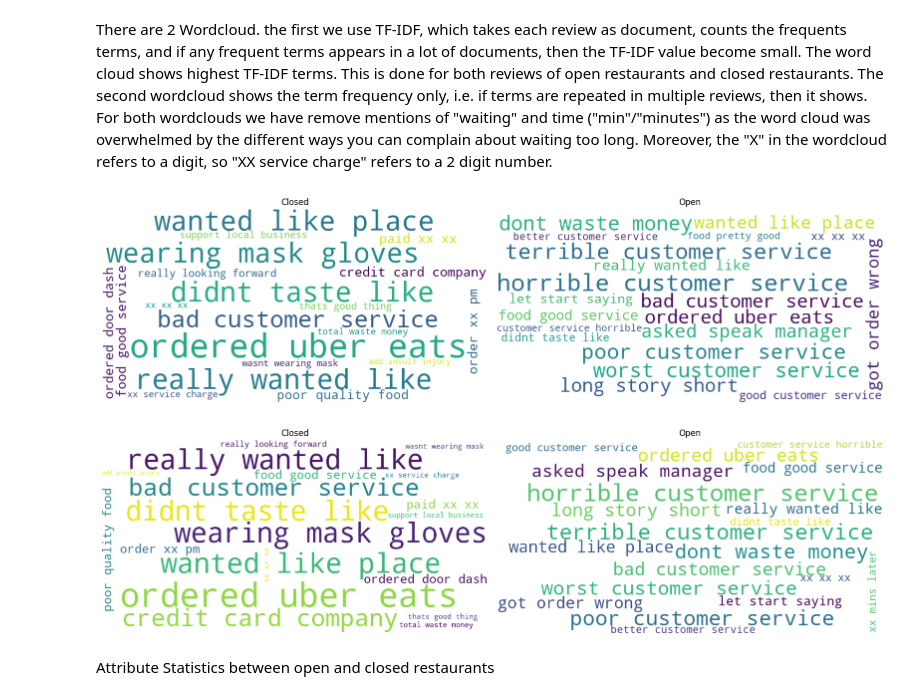
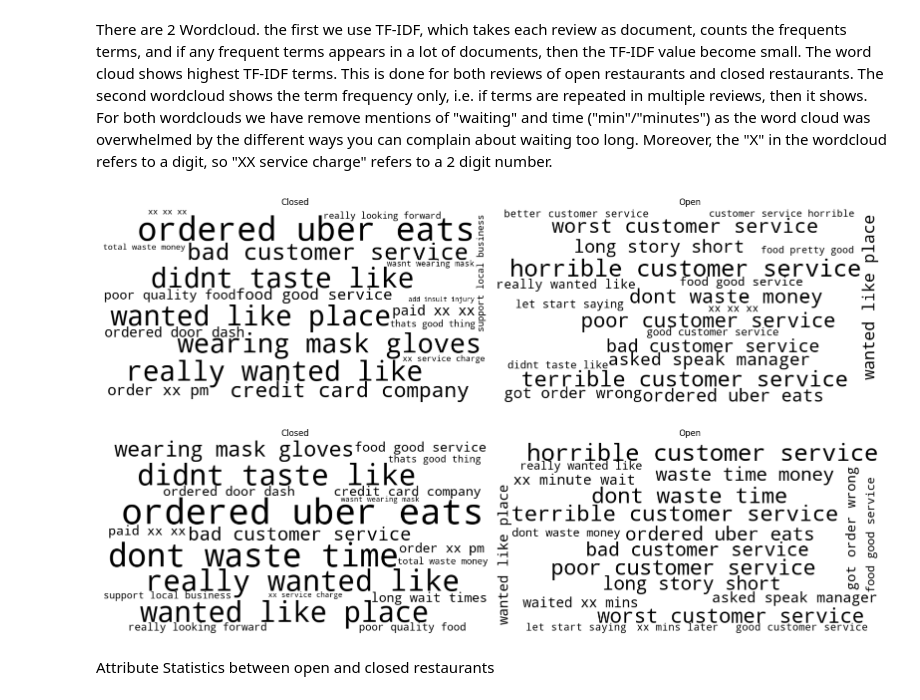
Before and after one commit to ZeeshawnH/ZeeshawnH.github.io, a Jupyter notebook: code/Explainer.ipynb, the cells around one changed output. Drawn from its saved outputs; the diff is of its cells as text; code cells hidden in the pictures.

Commit message:
Added images

```diff
--- a/code/Explainer.ipynb
+++ b/code/Explainer.ipynb
@@ -45,7 +45,7 @@ The second block shows, how we filter the data through out the analysis.
 - Create two dataframes for attributes of open and closed restaurants
 # %%
 # Load ALL businesses
-BUSINESSES = pd.read_json("data/yelp_academic_dataset_business.json", lines=True, engine="pyarrow")
+BUSINESSES = pd.read_json("../data/yelp_academic_dataset_business.json", lines=True, engine="pyarrow")
 # Dealing with Category
 cat_freq =dict()
 def get_categories(categories):
@@ -89,9 +89,9 @@ for _, row in tqdm.tqdm(BUSINESSES.iterrows(), total=BUSINESSES.shape[0]):
 attribute_df = pd.DataFrame(rows, columns=["business_id"] + attribute_ls)
 
 # Loading All reviews
-reviews = pd.read_json("data/yelp_academic_dataset_review.json", lines=True,engine = "pyarrow")
+reviews = pd.read_json("../data/yelp_academic_dataset_review.json", lines=True,engine = "pyarrow")
 reviews['date'] = pd.to_datetime(reviews['date'])
-checkins = pd.read_json("data/yelp_academic_dataset_checkin.json", lines=True, engine="pyarrow")
+checkins = pd.read_json("../data/yelp_academic_dataset_checkin.json", lines=True, engine="pyarrow")
 # %%
 # FILTERING STUFF
 # Filter out businesses not in tampa and philadelphia
@@ -419,9 +417,9 @@ def create_wordcloud(opendf, closeddf, engram, ratings, words=20):
     tfidf_closed = vectorizer_closed.fit_transform(closed_text)
     tfidf_closed_mean = pd.DataFrame(tfidf_closed.toarray(), columns=vectorizer_closed.get_feature_names_out()).astype(bool).sum()
 
-    wordcloud_open = WordCloud(width=800, height=400, max_words=words, background_color='white')\
+    wordcloud_open = WordCloud(width=800, height=400, max_words=words, background_color='white',color_func=lambda *args, **kwargs: "black")\
                      .generate_from_frequencies(tfidf_open_mean)
-    wordcloud_closed = WordCloud(width=800, height=400, max_words=words, background_color='white')\
+    wordcloud_closed = WordCloud(width=800, height=400, max_words=words, background_color='white',color_func=lambda *args, **kwargs: "black")\
                        .generate_from_frequencies(tfidf_closed_mean)
 
     fig, ax = plt.subplots(1, 2, figsize=(16, 8))
@@ -429,53 +427,57 @@ def create_wordcloud(opendf, closeddf, engram, ratings, words=20):
     ax[0].set_title("Closed")
     ax[0].axis("off")
 
+
     ax[1].imshow(wordcloud_open, interpolation='bilinear')
     ax[1].set_title("Open")
     ax[1].axis("off")
 
     plt.tight_layout()
 create_wordcloud(open_reviews, closed_reviews, engram=(3,3), ratings=2, words=20)
+plt.savefig("../assets/wordcloudtfidf.png")
 # %% [output]
-[figure, old version]
+[figure, new version]
 # %%
 def create_wordcloud_count(opendf, closeddf, engram, ratings, words=20):
     def preprocess(df):
         texts = df[(df['text'].notna()) & (df["stars"] <= ratings)]['text'].tolist()
         texts = [re.sub(r'\d', 'x', t.replace("'", '').replace("-", '')) for t in texts]
-        texts = [re.sub(r'\b(?:time|wait|waited|waiting|waits|min|minutes|chicken)\b', '', text, flags=re.IGNORECASE) for text in texts]
+        texts = [re.sub(r'\b(?:min|minutes)\b', '', text, flags=re.IGNORECASE) for text in texts]
         return texts
 
     open_text = preprocess(opendf)
     closed_text = preprocess(closeddf)
 
     vectorizer_open = CountVectorizer(stop_words='english', max_features=10000, lowercase=True,
                                       ngram_range=engram)
     count_open = vectorizer_open.fit_transform(open_text)
     count_open_sum = pd.DataFrame(count_open.toarray(), columns=vectorizer_open.get_feature_names_out()).astype(bool).sum()
 
     vectorizer_closed = CountVectorizer(stop_words='english', max_features=10000, lowercase=True,
                                         ngram_range=engram)
     count_closed = vectorizer_closed.fit_transform(closed_text)
     count_closed_sum = pd.DataFrame(count_closed.toarray(), columns=vectorizer_closed.get_feature_names_out()).astype(bool).sum()
 
-    wordcloud_open = WordCloud(width=800, height=400, max_words=words, background_color='white')\
+    wordcloud_open = WordCloud(width=800, height=400, max_words=words, background_color='white',color_func=lambda *args, **kwargs: "black")\
                      .generate_from_frequencies(count_open_sum)
-    wordcloud_closed = WordCloud(width=800, height=400, max_words=words, background_color='white')\
+    wordcloud_closed = WordCloud(width=800, height=400, max_words=words, background_color='white',color_func=lambda *args, **kwargs: "black")\
                        .generate_from_frequencies(count_closed_sum)
 
     fig, ax = plt.subplots(1, 2, figsize=(16, 8))
     ax[0].imshow(wordcloud_closed, interpolation='bilinear')
     ax[0].set_title("Closed")
     ax[0].axis("off")
 
     ax[1].imshow(wordcloud_open, interpolation='bilinear')
     ax[1].set_title("Open")
     ax[1].axis("off")
 
     plt.tight_layout()
+    plt.savefig("../assets/wordcloudtermfreq.png")
+
 create_wordcloud_count(open_reviews, closed_reviews, engram=(3,3), ratings=2, words=20)
 # %% [output]
-[figure, old version]
+[figure, new version]
 # %% [markdown]
 Attribute Statistics between open and closed restaurants
 # %% [markdown]
```
Also changed, not shown: parts of 7 cells of this notebook, 6 other files.
